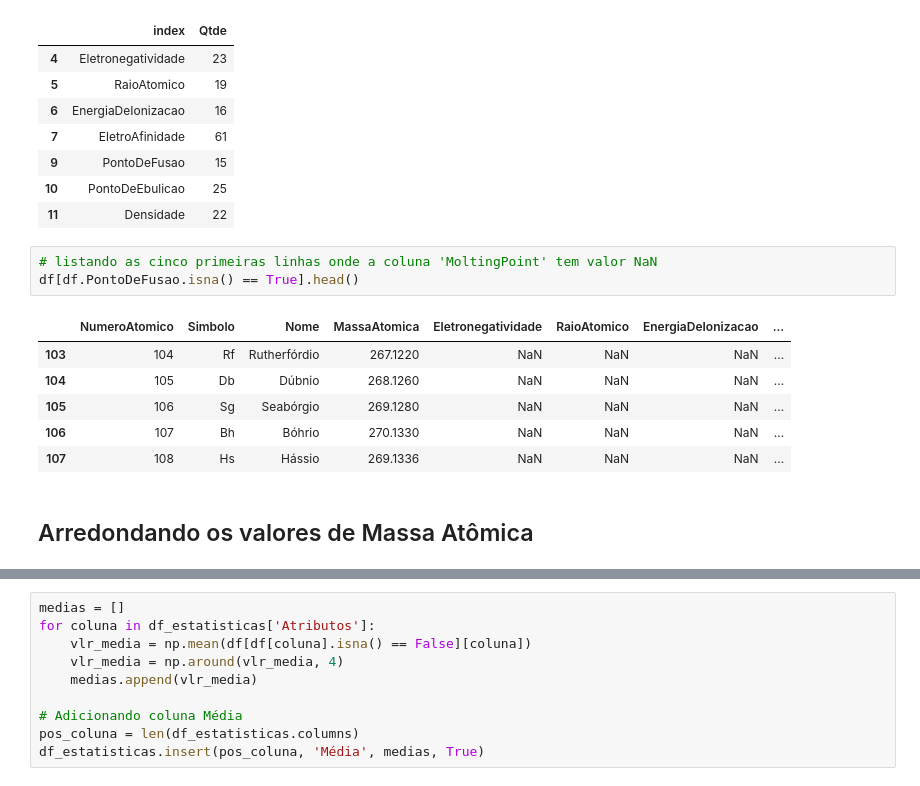
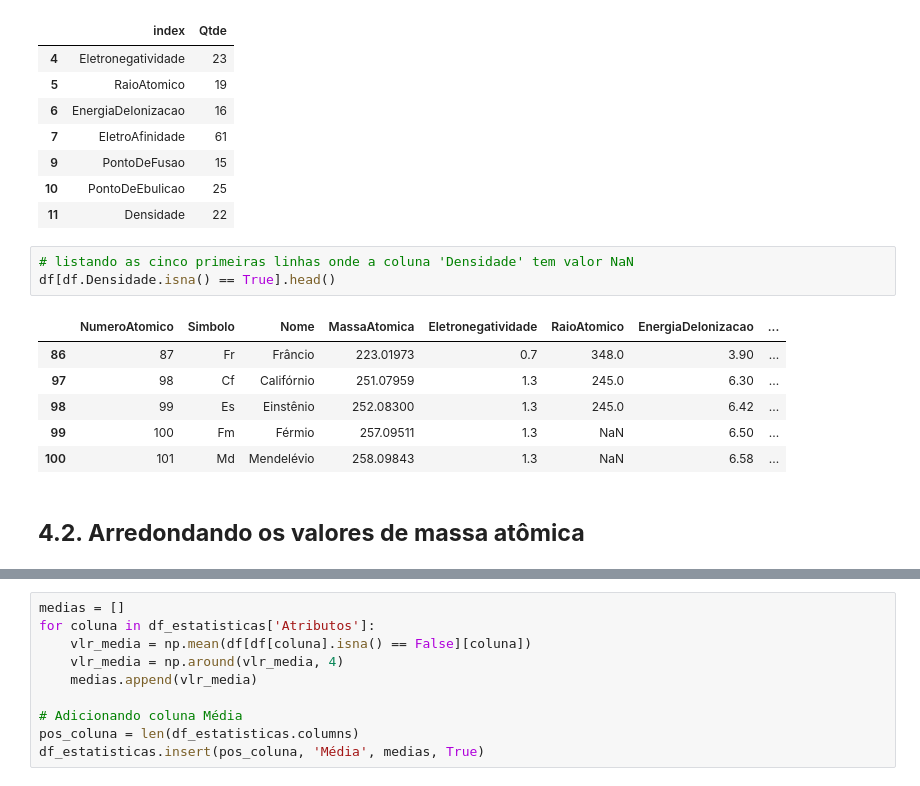
Before and after one commit to rogerioribeiromacedo/estatistica_com_python, a Jupyter notebook: periodic_table.ipynb, the cells around one changed output, grey strips where cells are left out. Saved outputs shown, nothing was run; the diff lists cells and outputs as text.

```diff
--- a/periodic_table.ipynb
+++ b/periodic_table.ipynb
@@ -123,14 +117,14 @@ df_nulos[df_nulos.Qtde > 0]
 | 10 | PontoDeEbulicao | 25 |
 | 11 | Densidade | 22 |
 # %%
-# listando as cinco primeiras linhas onde a coluna 'MoltingPoint' tem valor NaN
-df[df.PontoDeFusao.isna() == True].head()
+# listando as cinco primeiras linhas onde a coluna 'Densidade' tem valor NaN
+df[df.Densidade.isna() == True].head()
 # %% [output]
 |  | NumeroAtomico | Simbolo | Nome | MassaAtomica | Eletronegatividade | RaioAtomico | EnergiaDeIonizacao | ... |
-| 103 | 104 | Rf | Rutherfórdio | 267.1220 | NaN | NaN | NaN | ... |
-| 104 | 105 | Db | Dúbnio | 268.1260 | NaN | NaN | NaN | ... |
-| 105 | 106 | Sg | Seabórgio | 269.1280 | NaN | NaN | NaN | ... |
-| 106 | 107 | Bh | Bóhrio | 270.1330 | NaN | NaN | NaN | ... |
-| 107 | 108 | Hs | Hássio | 269.1336 | NaN | NaN | NaN | ... |
+| 86 | 87 | Fr | Frâncio | 223.01973 | 0.7 | 348.0 | 3.90 | ... |
+| 97 | 98 | Cf | Califórnio | 251.07959 | 1.3 | 245.0 | 6.30 | ... |
+| 98 | 99 | Es | Einstênio | 252.08300 | 1.3 | 245.0 | 6.42 | ... |
+| 99 | 100 | Fm | Férmio | 257.09511 | 1.3 | NaN | 6.50 | ... |
+| 100 | 101 | Md | Mendelévio | 258.09843 | 1.3 | NaN | 6.58 | ... |
 # %% [markdown]
-<h2>Arredondando os valores de Massa Atômica</h2>
+<h2 style="text-align: justify;"><strong>4.2. Arredondando os valores de massa at&ocirc;mica</strong></h2>
```
Also changed, not shown: parts of 75 cells of this notebook, 1 other file.
